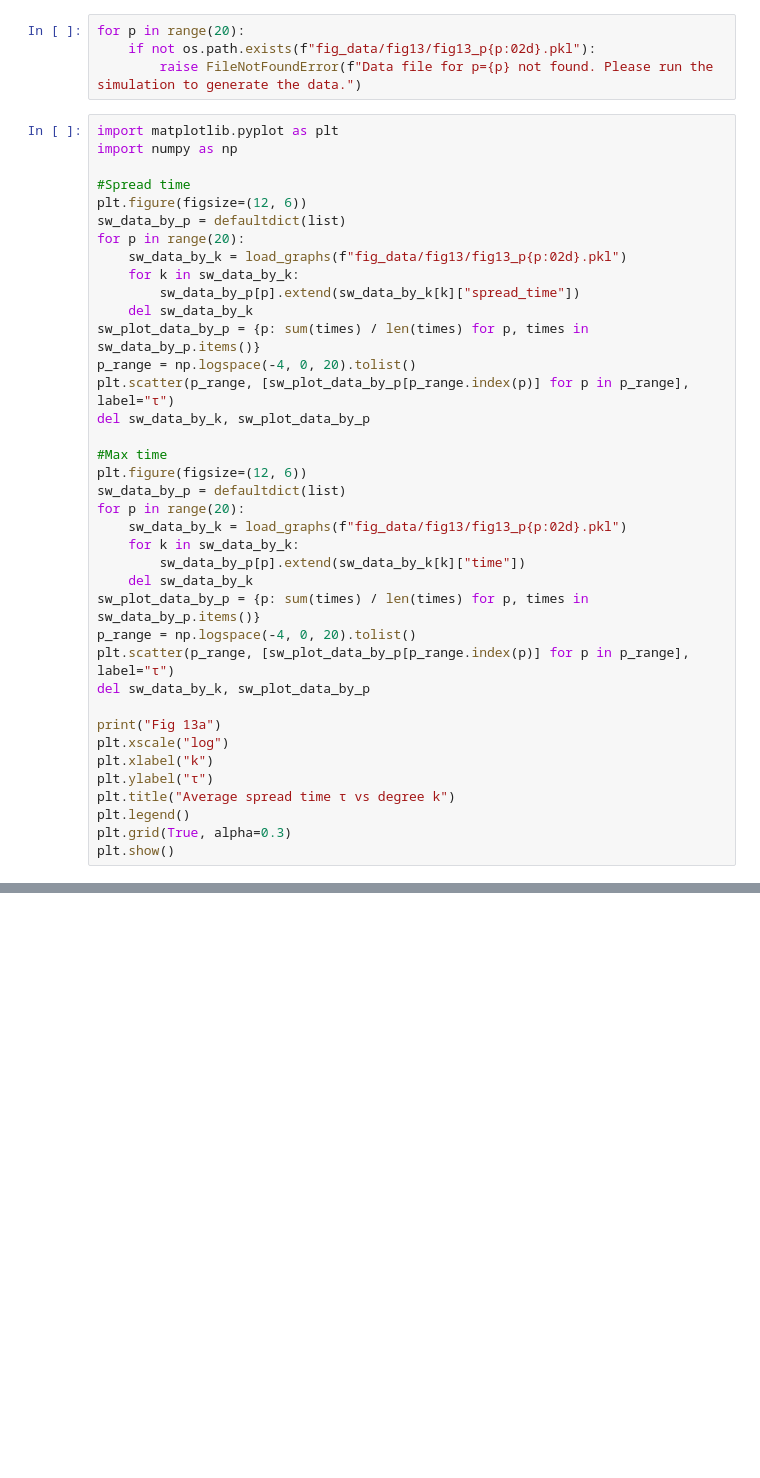
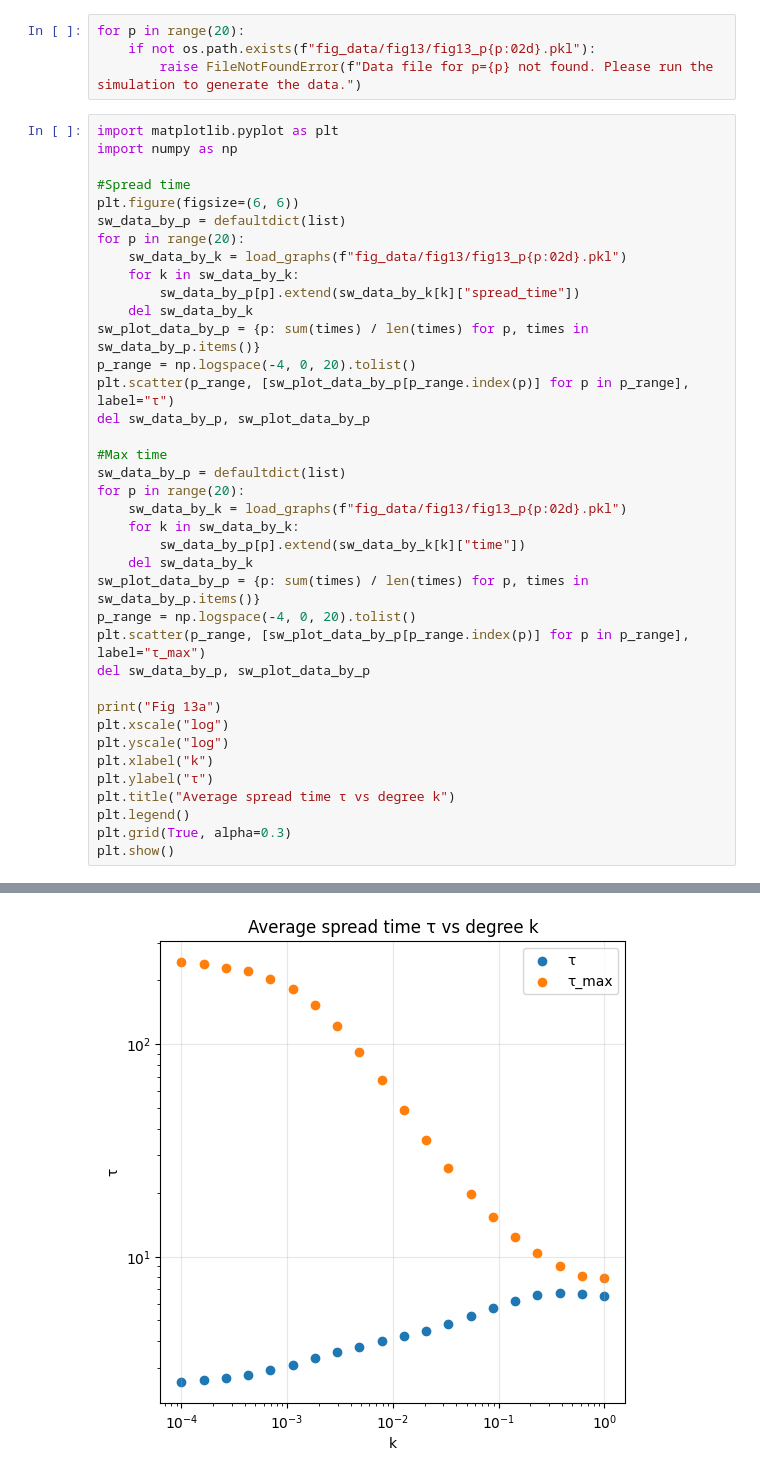
Before and after one commit to DoDoanHoangDu/GossipSpreadSimulation, a Jupyter notebook: simulation_fig13.ipynb, the cells around one changed output, grey strips where cells are left out. Saved outputs shown, nothing was run; the diff lists cells and outputs as text; blank space fills up the shorter version.

```diff
--- a/simulation_fig13.ipynb
+++ b/simulation_fig13.ipynb
@@ -25,7 +25,7 @@ import matplotlib.pyplot as plt
 import numpy as np
 
 #Spread time
-plt.figure(figsize=(12, 6))
+plt.figure(figsize=(6, 6))
 sw_data_by_p = defaultdict(list)
 for p in range(20):
     sw_data_by_k = load_graphs(f"fig_data/fig13/fig13_p{p:02d}.pkl")
@@ -35,10 +35,9 @@ for p in range(20):
 sw_plot_data_by_p = {p: sum(times) / len(times) for p, times in sw_data_by_p.items()}
 p_range = np.logspace(-4, 0, 20).tolist()
 plt.scatter(p_range, [sw_plot_data_by_p[p_range.index(p)] for p in p_range], label="τ")
-del sw_data_by_k, sw_plot_data_by_p
+del sw_data_by_p, sw_plot_data_by_p
 
 #Max time
-plt.figure(figsize=(12, 6))
 sw_data_by_p = defaultdict(list)
 for p in range(20):
     sw_data_by_k = load_graphs(f"fig_data/fig13/fig13_p{p:02d}.pkl")
@@ -47,14 +46,16 @@ for p in range(20):
     del sw_data_by_k
 sw_plot_data_by_p = {p: sum(times) / len(times) for p, times in sw_data_by_p.items()}
 p_range = np.logspace(-4, 0, 20).tolist()
-plt.scatter(p_range, [sw_plot_data_by_p[p_range.index(p)] for p in p_range], label="τ")
-del sw_data_by_k, sw_plot_data_by_p
+plt.scatter(p_range, [sw_plot_data_by_p[p_range.index(p)] for p in p_range], label="τ_max")
+del sw_data_by_p, sw_plot_data_by_p
 
 print("Fig 13a")
 plt.xscale("log")
+plt.yscale("log")
 plt.xlabel("k")
 plt.ylabel("τ")
 plt.title("Average spread time τ vs degree k")
 plt.legend()
 plt.grid(True, alpha=0.3)
 plt.show()
+# %% [output]
@@ -61,3 +63,4 @@ plt.show()
+[figure, added]
 # %%
 #Total factor
 plt.figure(figsize=(12, 6))
```
Also changed, not shown: parts of 2 cells of this notebook.
